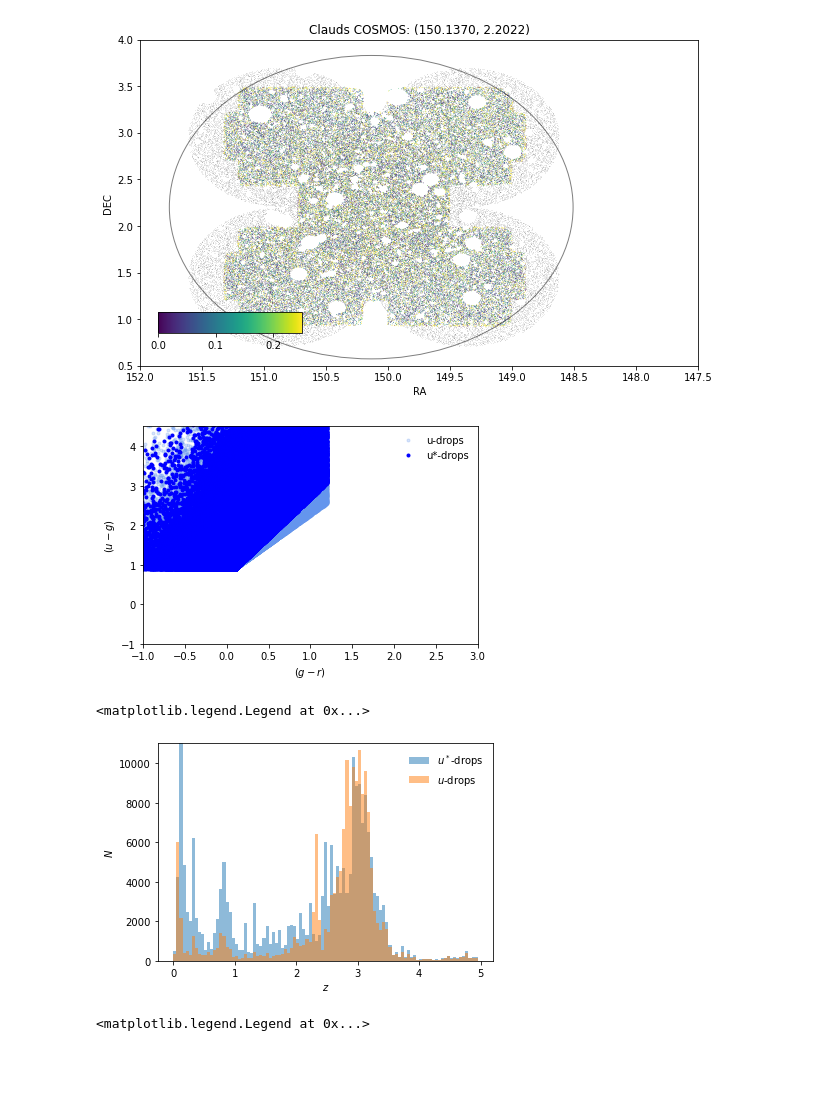
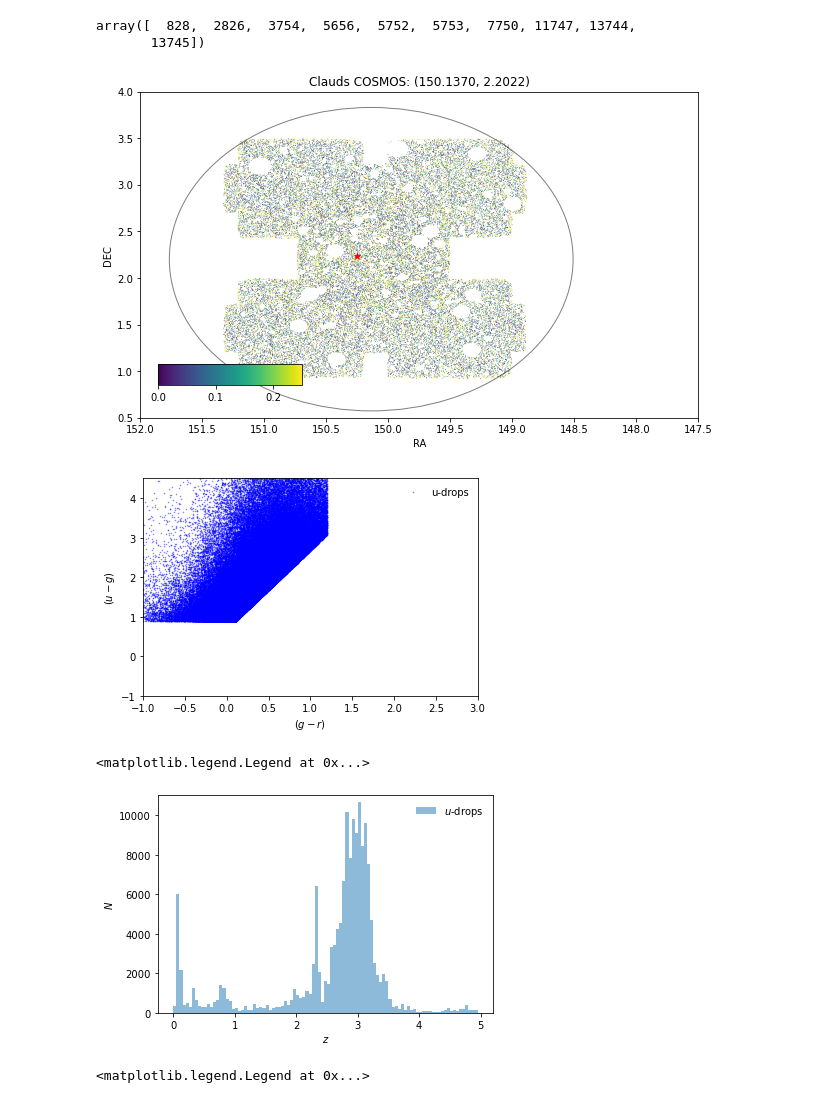
Before and after one commit to michaelJwilson/DESILBG, a Jupyter notebook: target/proposals/docs/desilbg-clauds.ipynb, the cells around one changed output. Saved outputs shown, nothing was run; the diff lists cells and outputs as text; code cells hidden in the pictures; blank space fills up the shorter version.

Commit message:
clauds update.

```diff
--- a/target/proposals/docs/desilbg-clauds.ipynb
+++ b/target/proposals/docs/desilbg-clauds.ipynb
@@ -59,9 +59,11 @@ def get_splash():
 
     return dat
 # %%
-def get_clauds(imaging_bit=1):
+def get_clauds(imaging_bit=1, field='COSMOS'):
     fields           = ['COSMOS', 'DEEP_2', 'ELAIS', 'XMM_LSS']
     clauds           = {}
+
+    assert field in fields
 
     areas            = {}
     areas['COSMOS']  = {'u': 4.41, 'uS': 4.20, 'g': 7.84,  'r': 7.84,  'i': 7.84,  'z': 7.84,  'y': 7.84}
@@ -76,13 +78,12 @@ def get_clauds(imaging_bit=1):
         elif imaging_bit == 2:
             del areas[key]['u']
 
-    for field in fields:
-        clauds[field] = Table.read('/global/cscratch1/sd/mjwilson/clauds/October2020/{}_v3_v201026.fits'.format(field))
+    clauds[field] = Table.read('/global/cscratch1/sd/mjwilson/clauds/October2020/{}_v3_v201026.fits'.format(field))
 
-        # Bright star mask & has newer u band data: [HSC, u, Us, J, VirCAM, UDEEP] for FLAG_FIELD_BINARY (imaging_bit).
-        clauds[field] = clauds[field][(clauds[field]['MASK'] == 0) & clauds[field]['FLAG_FIELD_BINARY'][:,imaging_bit] == True]
+    # Bright star mask & has newer u band data: [HSC, u, Us, J, VirCAM, UDEEP] for FLAG_FIELD_BINARY (imaging_bit).
+    clauds[field] = clauds[field][(clauds[field]['MASK'] == 0) & clauds[field]['FLAG_FIELD_BINARY'][:,imaging_bit] == True]
 
-    return  clauds, areas
+    return  clauds[field], areas[field]
 # %%
 tile_radius = get_tile_radius_deg()
 tiles       = Table(io.load_tiles())
@@ -105,4 +106,4 @@ tiles       = Table(io.load_tiles())
 # %%
 # vvds   = get_vvds()
 # %%
-clauds, areas = get_clauds()
+clauds, area = get_clauds()
@@ -165,5 +134,5 @@ Table length=2779644
 # %%
 # grush_D2 = grush[(grush['ra'] > 148.) & (grush['ra'] < 152.0) & (grush['dec'] > 0.00) & (grush['dec'] < 4.5)]
 # %%
-isin, indx = is_point_in_desi(tiles, cclauds['RA'], cclauds['DEC'], radius=None, return_tile_index=True)
+isin, indx = is_point_in_desi(tiles, clauds['RA'], clauds['DEC'], radius=None, return_tile_index=True)
 # %%
@@ -171 +140,6 @@ tileids  = np.unique(indx)
+# %%
+tileids
+# %% [output]
+array([  828,  2826,  3754,  5656,  5752,  5753,  7750, 11747, 13744,
+       13745])
 # %%
@@ -176,18 +153,10 @@ trad     = tile_radius
 # %%
 fig, ax  = plt.subplots(1, 1, figsize=(10, 6))
+im       = pl.scatter(clauds['RA'][::50], clauds['DEC'][::50], c=clauds['u_err'][::50], marker='.', s=2, lw=0.0, vmin=0.0, vmax=.25)
 
-im       = pl.scatter(cHclauds['RA'][::50], cHclauds['DEC'][::50], c='k', marker='.', s=2, lw=0.0, vmin=0.0, vmax=.25, alpha=0.1)
-im       = pl.scatter(cclauds['RA'][::50], cclauds['DEC'][::50], c=cclauds['u_err'][::50], marker='.', s=2, lw=0.0, vmin=0.0, vmax=.25)
-# im     = pl.scatter(hilde['ALPHA_J2000'], hilde['DELTA_J2000'], c=hilde['MAGERR_ISOCOR_u'], marker='.', s=2, lw=0.0, vmin=0.01, vmax=0.8)
-# im     = pl.scatter(grush['ra'], grush['dec'], c='g', marker='.', s=2, lw=0.0, vmin=0.01, vmax=0.8, alpha=0.5)
+pl.scatter(hsc_cosmos.ra.deg, hsc_cosmos.dec.deg, marker='*', c='r')
 
 for ind in tileids:
-    # cra  = tiles[ind]['RA']
-    # cdec = tiles[ind]['DEC']
-    # trad = tile_radius
-
-    # print(cra, cdec, trad)
-
     circles(cra, cdec, trad, c='k', fc="None", alpha=0.5)
 
     break
@@ -205,7 +174,7 @@ ax.set_title('Clauds COSMOS: ({:.4f}, {:.4f})'.format(cra, cdec))
 
 pl.savefig('clauds_field.pdf')
 # %% [output]
-[figure, old version]
+[figure, new version]
 # %%
 def liu_udrops(clauds, band='r', magmin=0.0, maglim=35.):
     '''
@@ -242,6 +210,7 @@ usdrops   = cSclauds[hilde_usdrops(cSclauds)]
+# %%
+udrops    = clauds[liu_udrops(clauds)]
 # %%
-pl.plot(usdrops['g'] - usdrops['r'], usdrops['uS'] - usdrops['g'], marker='.', c='cornflowerblue', lw=0.0, alpha=0.25, label='u-drops')
-pl.plot(udrops['g'] - udrops['r'], udrops['u'] - udrops['g'], marker='.', c='b', lw=0.0, label='u*-drops')
+pl.plot(udrops['g'] - udrops['r'], udrops['u'] - udrops['g'], marker='.', c='b', lw=0.0, label='u-drops', alpha=0.5, markersize=1)
 
 pl.xlim(-1., 3.0)
 pl.ylim(-1., 4.5)
@@ -253,22 +222,21 @@ pl.legend(frameon=False)
 
 pl.savefig('clauds-udrop-color-selection.pdf')
 # %% [output]
-[figure, old version]
+[figure, new version]
 # %%
 bins = np.arange(0.0, 5.0, 0.05)
 
-pl.hist(usdrops['Z_BEST'], bins=bins, alpha=0.5, label='$u^*$-drops')
 pl.hist( udrops['Z_BEST'], bins=bins, alpha=0.5, label='$u$-drops')
 
 pl.ylim(0.0, 1.1e4)
 
 pl.xlabel(r'$z$')
 pl.ylabel(r'$N$')
 
 pl.legend(frameon=False)
 # %% [output]
 <matplotlib.legend.Legend at 0x...>
-[figure, old version]
+[figure, new version]
 # %%
 zmax       = 1.5
 interloper = udrops[udrops['Z_BEST'] < zmax]
```
Also changed, not shown: parts of 75 cells of this notebook.
